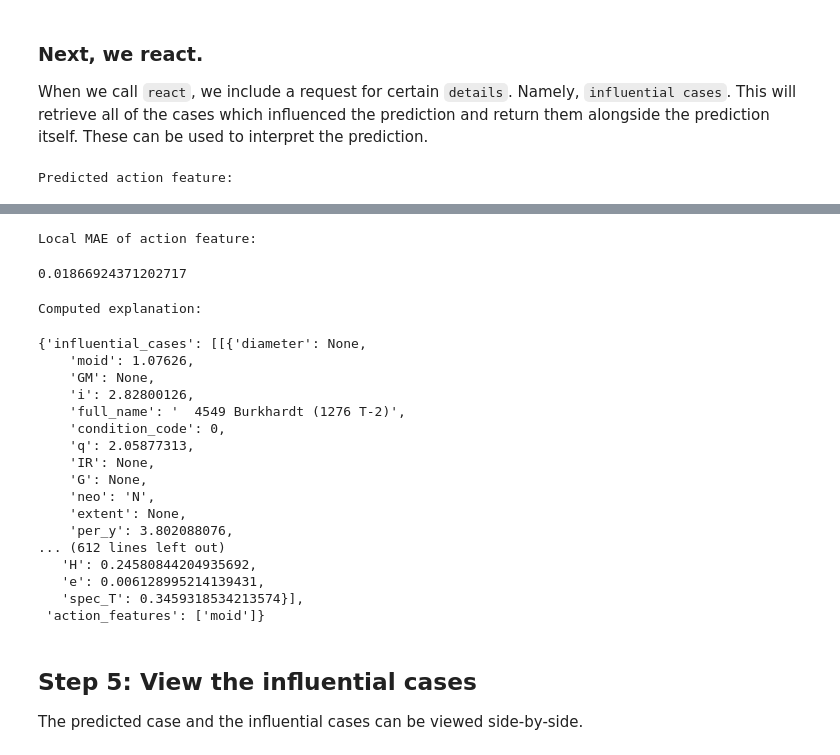
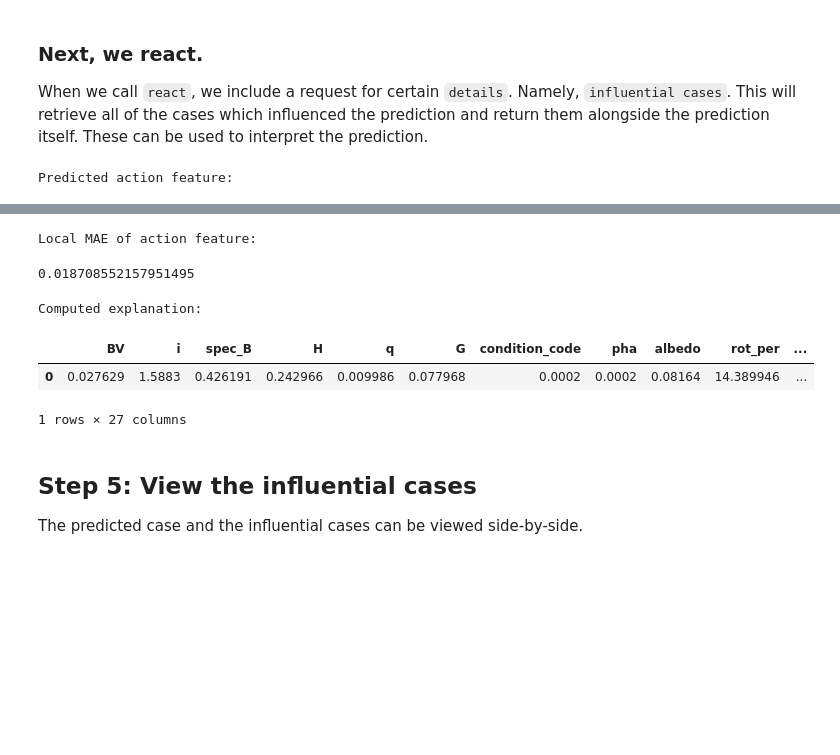
Before and after one commit to howsoai/howso-engine-recipes, a Jupyter notebook: recipes/4-Examples/extra_examples/interpret_react.ipynb, the cells around one changed output, grey strips where cells are left out. Drawn from its saved outputs; the diff is of its cells as text; code cells hidden in the pictures; blank space fills up the shorter version.

```diff
--- a/recipes/4-Examples/extra_examples/interpret_react.ipynb
+++ b/recipes/4-Examples/extra_examples/interpret_react.ipynb
@@ -113,12 +113,12 @@ react = trainee.react(context_features=context_features,
 print('Predicted action feature:')
 display(react['action'])
 
-local_residual = react['details']['feature_full_residuals'][0][action_feature[0]]
+local_residual = react['details']['feature_full_residuals'].iloc[0][action_feature[0]]
 print('Local MAE of action feature:')
-display(local_residual)
+display(float(local_residual))
 
 print('Computed explanation: ')
-display(react['details'])
+display(react['details']['feature_full_residuals'])
 # %% [output]
 Predicted action feature:
 |  | moid |
@@ -126,23 +126,9 @@ Predicted action feature:
 Local MAE of action feature:
-0.01866924371202717
+0.018708552157951495
 Computed explanation:
+|  | BV | i | spec_B | H | q | G | condition_code | pha | albedo | rot_per | ... |
+| 0 | 0.027629 | 1.5883 | 0.426191 | 0.242966 | 0.009986 | 0.077968 | 0.0002 | 0.0002 | 0.08164 | 14.389946 | ... |
-{'influential_cases': [[{'diameter': None,
-    'moid': 1.07626,
-    'GM': None,
-    'i': 2.82800126,
-    'full_name': '  4549 Burkhardt (1276 T-2)',
-    'condition_code': 0,
-    'q': 2.05877313,
-    'IR': None,
-    'G': None,
-    'neo': 'N',
-    'extent': None,
-    'per_y': 3.802088076,
-... (612 lines left out)
-   'H': 0.24580844204935692,
-   'e': 0.006128995214139431,
-   'spec_T': 0.3459318534213574}],
- 'action_features': ['moid']}
+1 rows × 27 columns
 # %% [markdown]
 ## Step 5: View the influential cases
 
```
Also changed, not shown: parts of 4 cells of this notebook, 12 other files.
